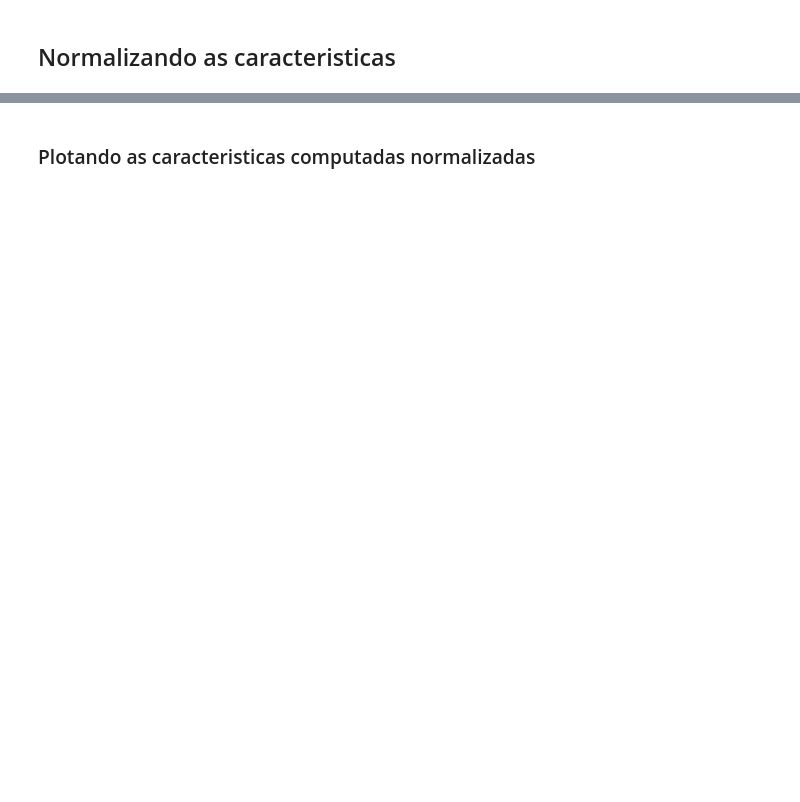
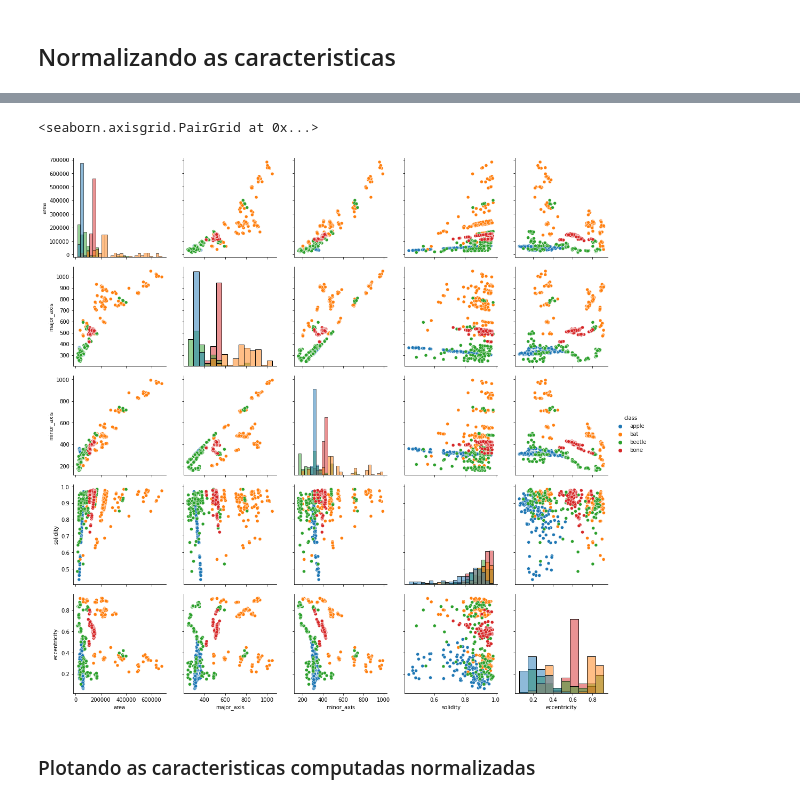
Before and after one commit to geniltonbarbosadasilva/k-NN_Classifier, a Jupyter notebook: knn_classifier.ipynb, the cells around one changed output, grey strips where cells are left out. Cells and saved outputs as stored; diff of their text form; code cells hidden in the pictures; blank space fills up the shorter version.

```diff
--- a/knn_classifier.ipynb
+++ b/knn_classifier.ipynb
@@ -273,0 +272,7 @@ Desvio padrão:
+# %%
+df = pd.DataFrame(feature_map, columns=features)
+
+df['class'] = label_list
+
+### print(df)
+display(df)
@@ -274,3 +293,12 @@ Desvio padrão:
+# %%
+g = sns.PairGrid(df, hue='class', vars=features)
+g.fig.set_size_inches(15, 15)
+g.map_diag(sns.histplot)
+g.map_offdiag(sns.scatterplot)
+g.add_legend()
+# %% [output]
+<seaborn.axisgrid.PairGrid at 0x...>
+[figure, added]
 # %% [markdown]
 ### Plotando as caracteristicas computadas normalizadas
 # %%
```
Also changed, not shown: parts of 50 cells of this notebook.
